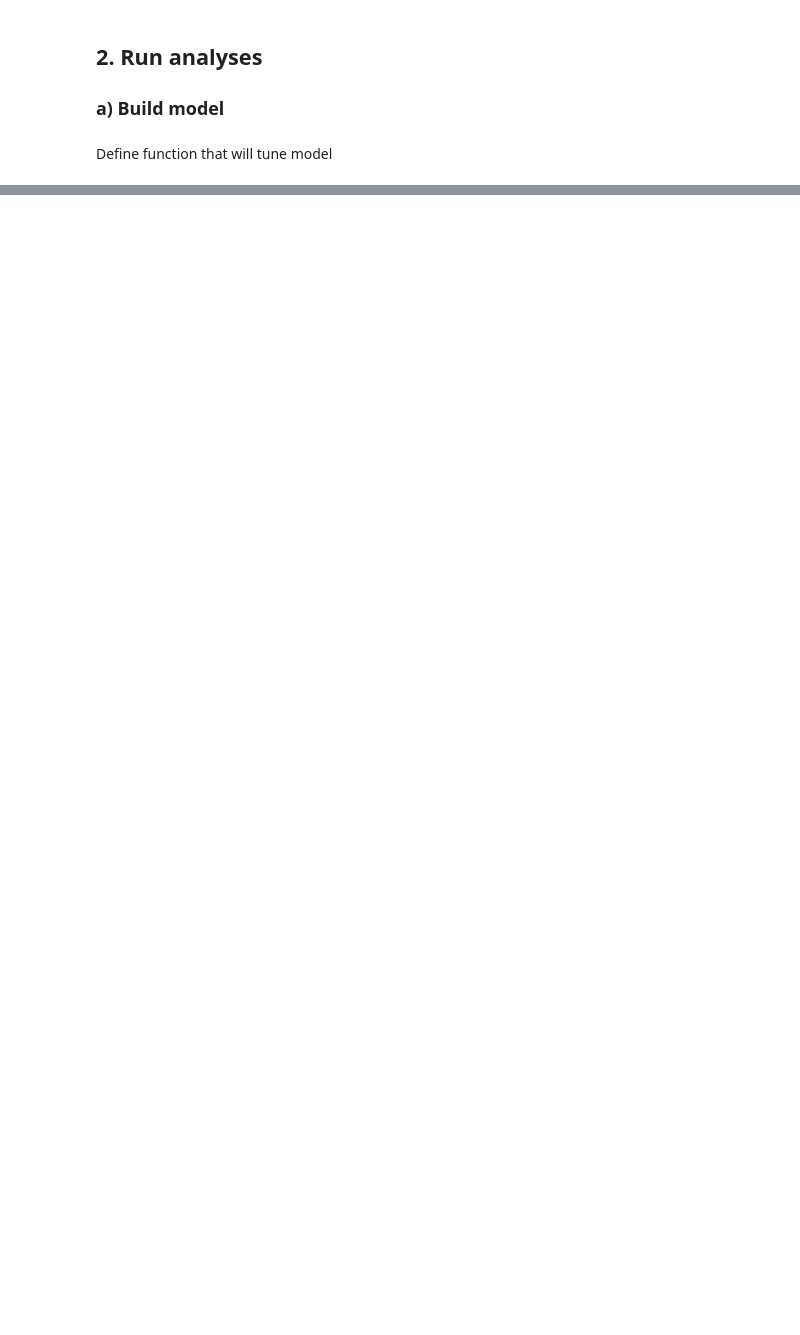
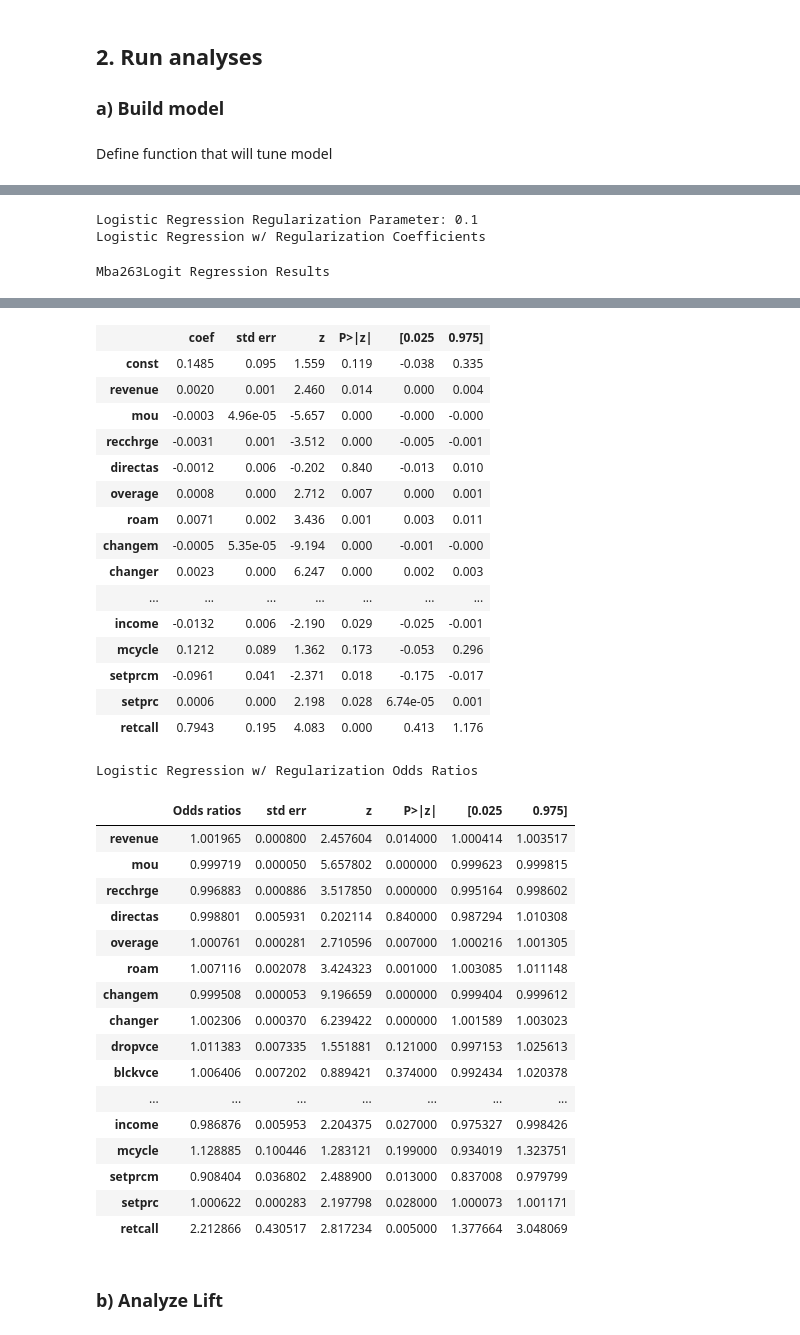
Before and after one commit to adeng/mba263-projects, a Jupyter notebook: Cell2Cell Group Assignment.ipynb, the cells around one changed output, grey strips where cells are left out. Drawn from its saved outputs; the diff is of its cells as text; code cells hidden in the pictures; blank space fills up the shorter version.

Commit message:
Add data analysis and model sections

```diff
--- a/Cell2Cell Group Assignment.ipynb
+++ b/Cell2Cell Group Assignment.ipynb
@@ -38,15 +120,11 @@ from sklearn.model_selection import train_test_split
 from sklearn.model_selection import KFold
 from sklearn.metrics import confusion_matrix
 
-# Create a custom scoring function based on expected profit
-def exp_profit_scoring(predictions, actuals):
-    cm = confusion_matrix(actuals, predictions)
-    TP = cm[1, 1]
-    TN = cm[0, 0]
-    FP = cm[0, 1]
-    FN = cm[1, 0]
-    exp_profit = (TP*per_person_profit/2) - per_person_mail_cost * (TP+FP)
-    return exp_profit
+# Create a custom scoring function based on lift calculations
+def exp_churn_scoring(predictions, actuals):
+   pred_rate = np.mean(predictions)
+   actual_rate = np.mean(actuals)
+   return (pred_rate / actual_rate)*100
 
 # A function to identify the best parameter(s) for a model tested using cross-validation
 def tune_hyperparameters(train_dataset, predict, variables, threshold, param_grid, mod_type):
@@ -73,8 +151,8 @@ def tune_hyperparameters(train_dataset, predict, variables, threshold, param_gri
                model = mba263.neural_network(y_train, x_train, a)
 
             # Score results
-            y_pred = np.where(model.predict(x_test) / 2 > threshold, 1, 0)
-            scores.append(exp_profit_scoring(y_pred, y_test))
+            y_pred = np.where(model.predict(x_test) > threshold, 1, 0)
+            scores.append(exp_churn_scoring(y_pred, y_test))
 
          # Compute the average score
          mean_score = np.mean(scores)
@@ -88,6 +166,7 @@ def tune_hyperparameters(train_dataset, predict, variables, threshold, param_gri
          scores.clear()
 
    # Create nested loop for random forests since there are two parameters to tune
+   # This code is not relevant for this case so it is commented out
    elif mod_type == 'random_forest':
       # Loop over the parameter grid for random forests
       for j in param_grid['trees']:
@@ -123,0 +237,2 @@ def tune_hyperparameters(train_dataset, predict, variables, threshold, param_gri
+# %%
+predictions, actuals, model, params = run_ml_models(data, "churndep", all_variables, 0.5)
@@ -123,0 +261,22 @@ def tune_hyperparameters(train_dataset, predict, variables, threshold, param_gri
+# %%
+from IPython.display import display
+def print_params(params):
+    print("Logistic Regression Regularization Parameter: {}".format(params[0]['a']))
+
+# Print the coefficients for the logistic regressions
+def print_coefs(models):
+    print("Logistic Regression w/ Regularization Coefficients")
+    display(models[0].summary())
+
+# Print the odds ratios for each logistic regression
+def print_odds(models):
+    print("Logistic Regression w/ Regularization Odds Ratios")
+    display(mba263.odds_ratios(models[0]).style)
+
+print_params(params)
+print_coefs(model)
+print_odds(model)
+# %% [output]
+Logistic Regression Regularization Parameter: 0.1
+Logistic Regression w/ Regularization Coefficients
+Mba263Logit Regression Results
@@ -123,0 +290,36 @@ def tune_hyperparameters(train_dataset, predict, variables, threshold, param_gri
+|  | coef | std err | z | P>|z| | [0.025 | 0.975] |
+| const | 0.1485 | 0.095 | 1.559 | 0.119 | -0.038 | 0.335 |
+| revenue | 0.0020 | 0.001 | 2.460 | 0.014 | 0.000 | 0.004 |
+| mou | -0.0003 | 4.96e-05 | -5.657 | 0.000 | -0.000 | -0.000 |
+| recchrge | -0.0031 | 0.001 | -3.512 | 0.000 | -0.005 | -0.001 |
+| directas | -0.0012 | 0.006 | -0.202 | 0.840 | -0.013 | 0.010 |
+| overage | 0.0008 | 0.000 | 2.712 | 0.007 | 0.000 | 0.001 |
+| roam | 0.0071 | 0.002 | 3.436 | 0.001 | 0.003 | 0.011 |
+| changem | -0.0005 | 5.35e-05 | -9.194 | 0.000 | -0.001 | -0.000 |
+| changer | 0.0023 | 0.000 | 6.247 | 0.000 | 0.002 | 0.003 |
+| ... | ... | ... | ... | ... | ... | ... |
+| income | -0.0132 | 0.006 | -2.190 | 0.029 | -0.025 | -0.001 |
+| mcycle | 0.1212 | 0.089 | 1.362 | 0.173 | -0.053 | 0.296 |
+| setprcm | -0.0961 | 0.041 | -2.371 | 0.018 | -0.175 | -0.017 |
+| setprc | 0.0006 | 0.000 | 2.198 | 0.028 | 6.74e-05 | 0.001 |
+| retcall | 0.7943 | 0.195 | 4.083 | 0.000 | 0.413 | 1.176 |
+Logistic Regression w/ Regularization Odds Ratios
+|  | Odds ratios | std err | z | P>|z| | [0.025 | 0.975] |
+| revenue | 1.001965 | 0.000800 | 2.457604 | 0.014000 | 1.000414 | 1.003517 |
+| mou | 0.999719 | 0.000050 | 5.657802 | 0.000000 | 0.999623 | 0.999815 |
+| recchrge | 0.996883 | 0.000886 | 3.517850 | 0.000000 | 0.995164 | 0.998602 |
+| directas | 0.998801 | 0.005931 | 0.202114 | 0.840000 | 0.987294 | 1.010308 |
+| overage | 1.000761 | 0.000281 | 2.710596 | 0.007000 | 1.000216 | 1.001305 |
+| roam | 1.007116 | 0.002078 | 3.424323 | 0.001000 | 1.003085 | 1.011148 |
+| changem | 0.999508 | 0.000053 | 9.196659 | 0.000000 | 0.999404 | 0.999612 |
+| changer | 1.002306 | 0.000370 | 6.239422 | 0.000000 | 1.001589 | 1.003023 |
+| dropvce | 1.011383 | 0.007335 | 1.551881 | 0.121000 | 0.997153 | 1.025613 |
+| blckvce | 1.006406 | 0.007202 | 0.889421 | 0.374000 | 0.992434 | 1.020378 |
+| ... | ... | ... | ... | ... | ... | ... |
+| income | 0.986876 | 0.005953 | 2.204375 | 0.027000 | 0.975327 | 0.998426 |
+| mcycle | 1.128885 | 0.100446 | 1.283121 | 0.199000 | 0.934019 | 1.323751 |
+| setprcm | 0.908404 | 0.036802 | 2.488900 | 0.013000 | 0.837008 | 0.979799 |
+| setprc | 1.000622 | 0.000283 | 2.197798 | 0.028000 | 1.000073 | 1.001171 |
+| retcall | 2.212866 | 0.430517 | 2.817234 | 0.005000 | 1.377664 | 3.048069 |
+# %% [markdown]
+### b) Analyze Lift
```
Also changed, not shown: parts of 15 cells of this notebook.
